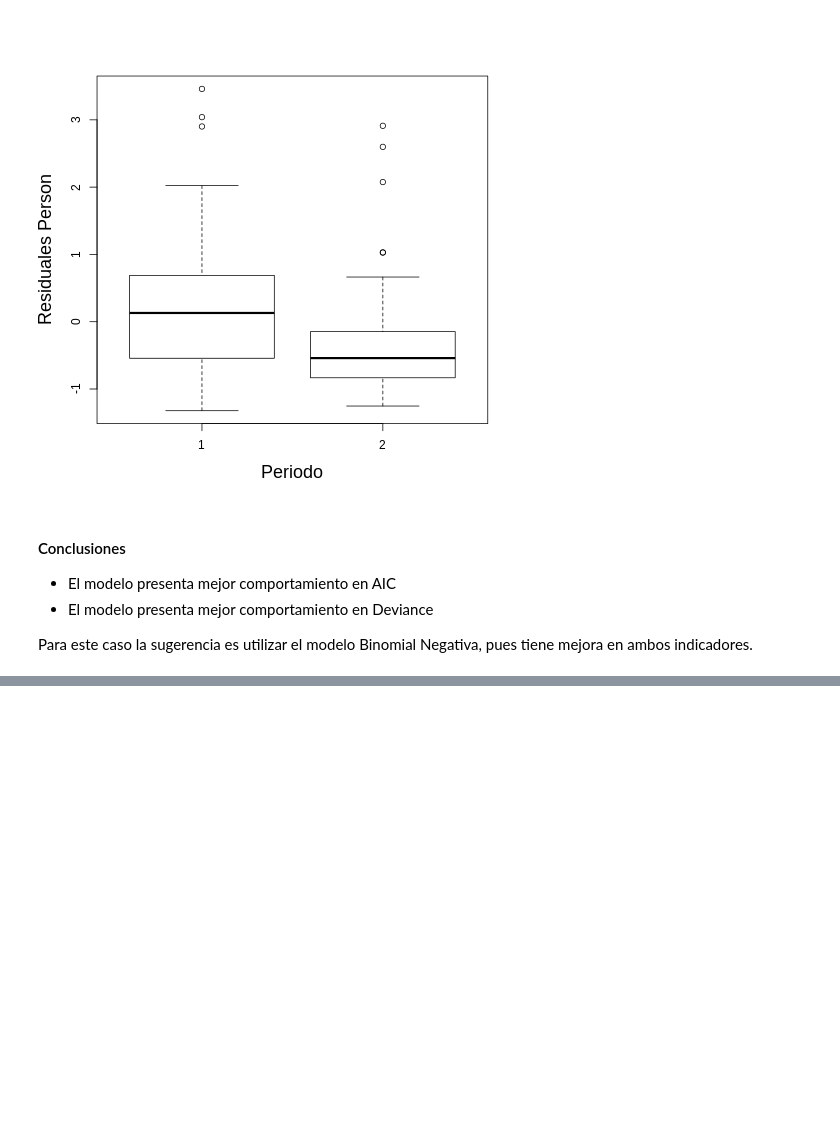
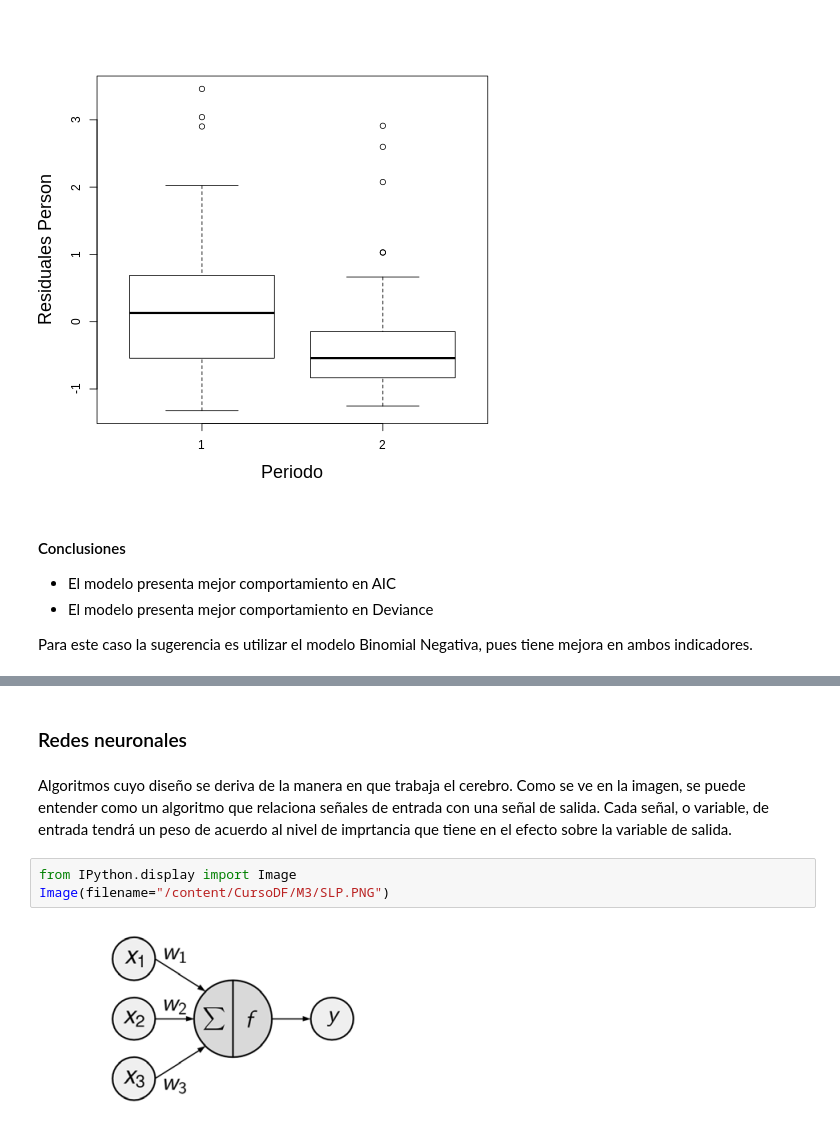
Before and after one commit to edgaryair1024/RtoLearn, a Jupyter notebook: M3/Módulo3.ipynb, the cells around one changed output, grey strips where cells are left out. Drawn from its saved outputs; the diff is of its cells as text; blank space fills up the shorter version.

```diff
--- a/M3/Módulo3.ipynb
+++ b/M3/Módulo3.ipynb
@@ -784,0 +1237,9 @@ t<-0
+# %% [markdown]
+### Redes neuronales
+# %% [markdown]
+Algoritmos cuyo diseño se deriva de la manera en que trabaja el cerebro. Como se ve en la imagen, se puede entender como un algoritmo que relaciona señales de entrada con una señal de salida. Cada señal, o variable, de entrada tendrá un peso de acuerdo al nivel de imprtancia que tiene en el efecto sobre la variable de salida.
+# %%
+from IPython.display import Image
+Image(filename="/content/CursoDF/M3/SLP.PNG")
+# %% [output]
+[figure, added]
```
Also changed, not shown: parts of 69 cells of this notebook.
